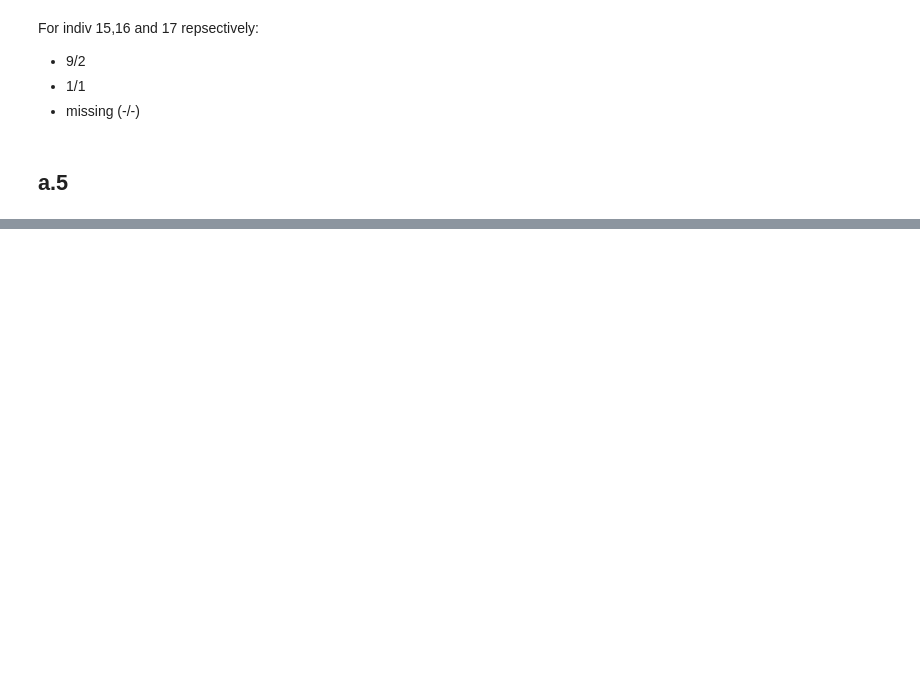
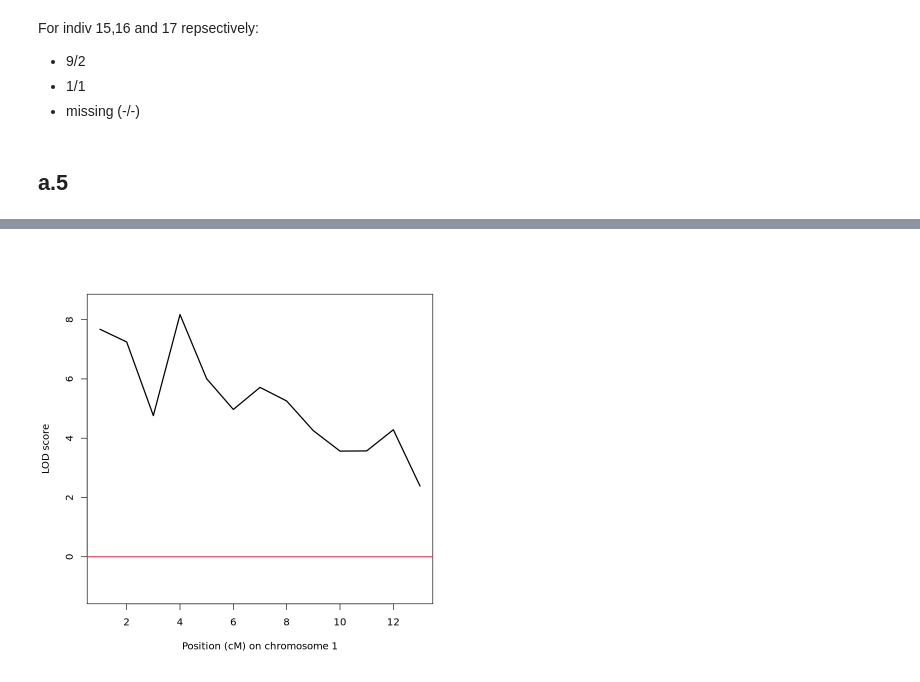
Before and after one commit to raysas/NGS-report, a Jupyter notebook: code/test.ipynb, the cells around one changed output, grey strips where cells are left out. Saved outputs shown, nothing was run; the diff lists cells and outputs as text; code cells hidden in the pictures; blank space fills up the shorter version.

```diff
--- a/code/test.ipynb
+++ b/code/test.ipynb
@@ -163,0 +168,2 @@ xdom=setModel(x, model=1, penetrances = c(0.00001,1,1), dfreq=0.00001)
+# %%
+lod_values=lod(xdom, theta=c(0,0.05,0.1,0.15,0.2,0.25,0.3,0.4,0.5))
@@ -163,0 +190,4 @@ xdom=setModel(x, model=1, penetrances = c(0.00001,1,1), dfreq=0.00001)
+# %%
+plot(lod_values)
+# %% [output]
+[figure, added]
```
Also changed, not shown: parts of 6 cells of this notebook, 3 other files.
